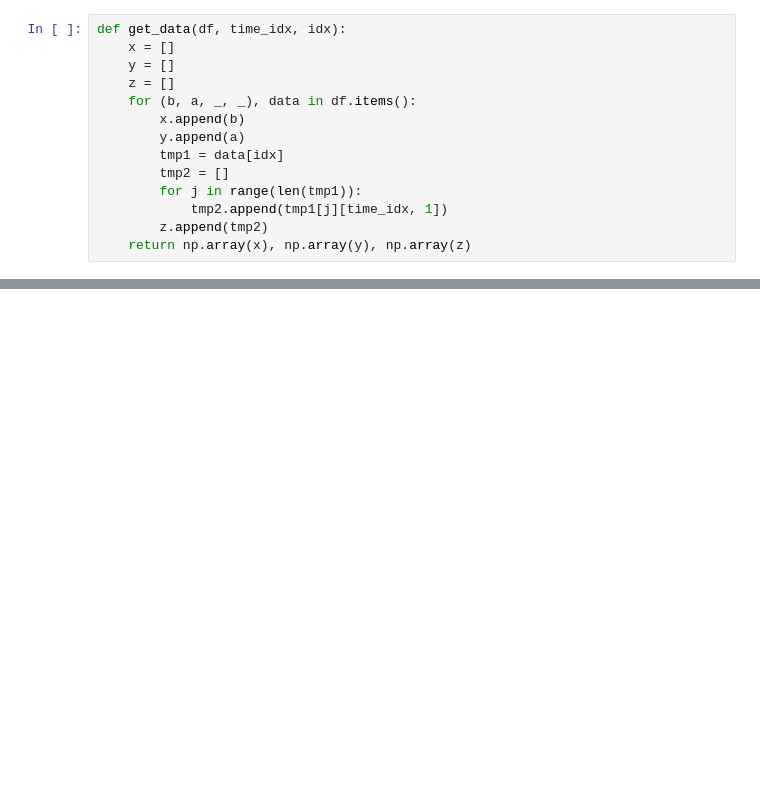
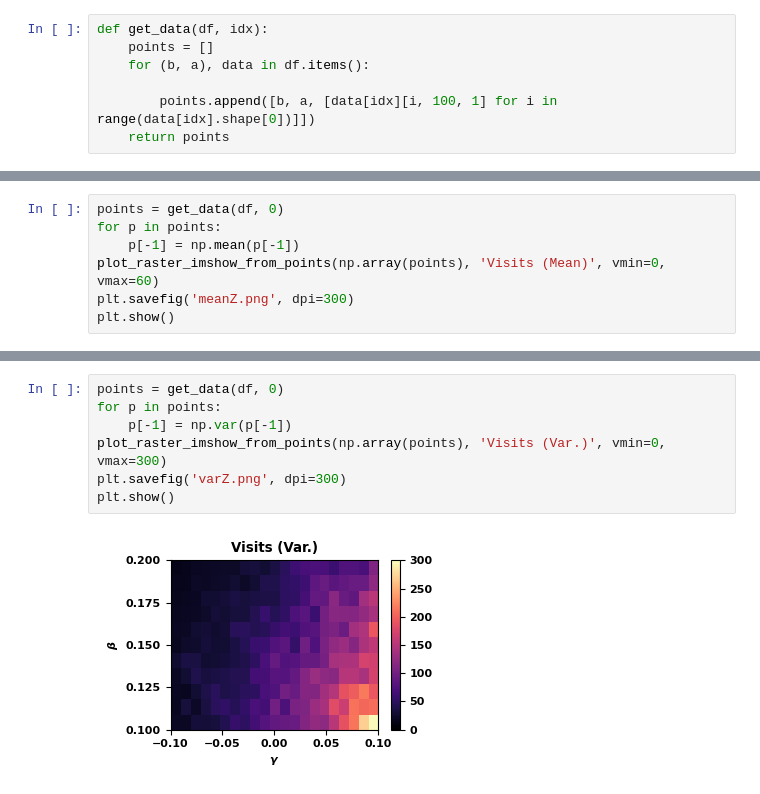
Before and after one commit to FrancescoCavarretta/NeuronSynthesis, a Jupyter notebook: analysis.ipynb, the cells around one changed output, grey strips where cells are left out. Drawn from its saved outputs; the diff is of its cells as text; blank space fills up the shorter version.

```diff
--- a/analysis.ipynb
+++ b/analysis.ipynb
@@ -15,14 +26,7 @@ import model
 # %%
-def get_data(df, time_idx, idx):
-    x = []
-    y = []
-    z = []
-    for (b, a, _, _), data in df.items():
-        x.append(b)
-        y.append(a)
-        tmp1 = data[idx]
-        tmp2 = []
-        for j in range(len(tmp1)):
-            tmp2.append(tmp1[j][time_idx, 1])
-        z.append(tmp2)
-    return np.array(x), np.array(y), np.array(z)
+def get_data(df, idx):
+    points = []
+    for (b, a), data in df.items():
+
+        points.append([b, a, [data[idx][i, 100, 1] for i in range(data[idx].shape[0])]])
+    return points
@@ -68,0 +67,7 @@ df = pickle.load(open('/home/francesco/NeuronGrowth/sim_data_0.1.pkl', 'rb'))
+# %%
+points = get_data(df, 0)
+for p in points:
+    p[-1] = np.mean(p[-1])
+plot_raster_imshow_from_points(np.array(points), 'Visits (Mean)', vmin=0, vmax=60)
+plt.savefig('meanZ.png', dpi=300)
+plt.show()
@@ -68,0 +85,9 @@ df = pickle.load(open('/home/francesco/NeuronGrowth/sim_data_0.1.pkl', 'rb'))
+# %%
+points = get_data(df, 0)
+for p in points:
+    p[-1] = np.var(p[-1])
+plot_raster_imshow_from_points(np.array(points), 'Visits (Var.)', vmin=0, vmax=300)
+plt.savefig('varZ.png', dpi=300)
+plt.show()
+# %% [output]
+[figure, added]
```
Also changed, not shown: parts of 16 cells of this notebook, 24 other files.
